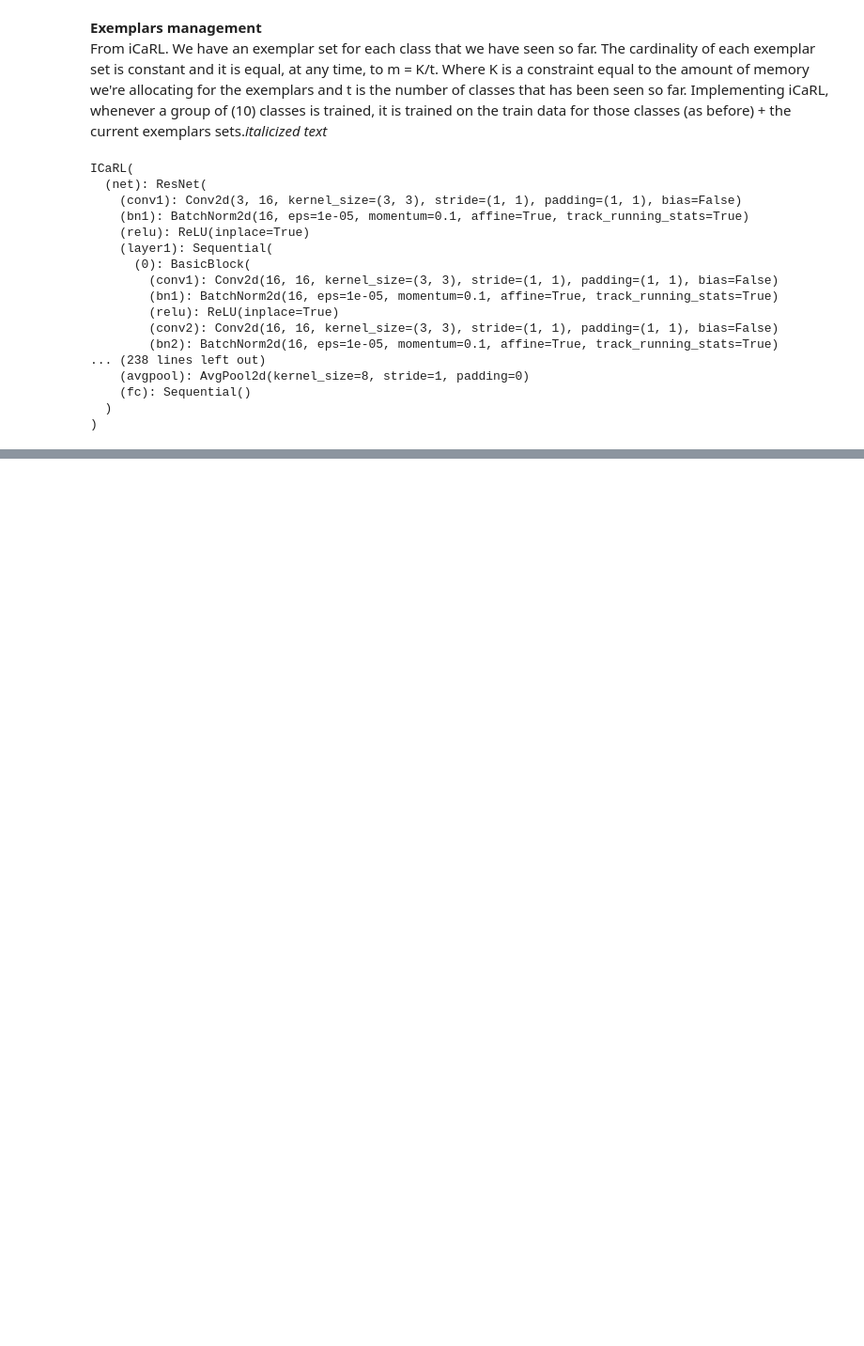
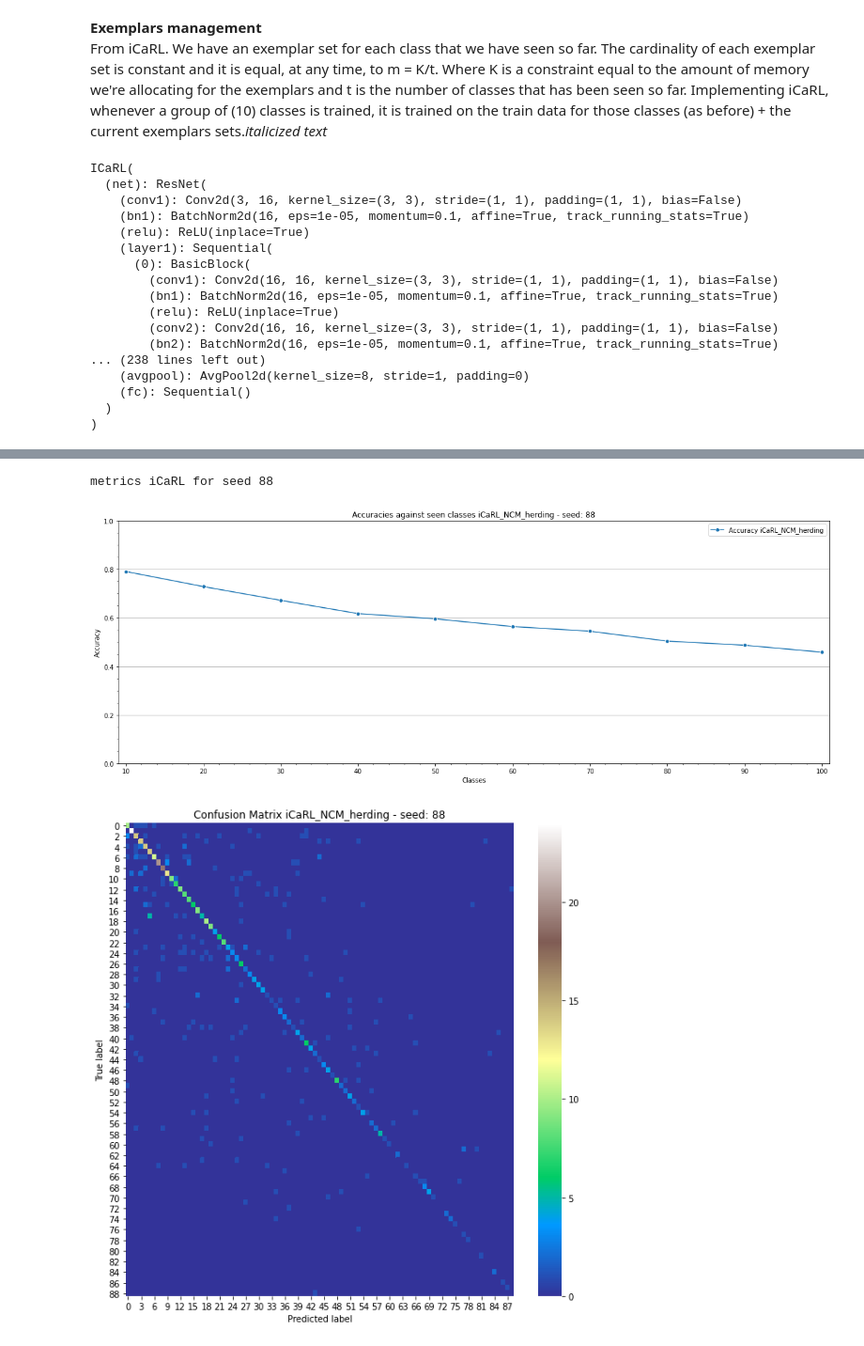
Before and after one commit to danielegenta/Progetto-MLDL, a Jupyter notebook: all_main/main_icarl.ipynb, the cells around one changed output, grey strips where cells are left out. Shown at 94% size. Cells and saved outputs as stored; diff of their text form; code cells hidden in the pictures; blank space fills up the shorter version.

```diff
--- a/all_main/main_icarl.ipynb
+++ b/all_main/main_icarl.ipynb
@@ -330,25 +329,29 @@ NameError: ignored
 # %%
 if herding:
   method = 'iCaRL_{}_herding'.format(classifier)
-else
+else:
   method = 'iCaRL_{}_random'.format(classifier)
 
 
 print("metrics iCaRL for seed {}".format(RANDOM_SEED))
 
 # accuracy
 data_plot_line=[]
 
 classes_per_group = 10
 for group_classes in range(0,10):
     data_plot_line.append(((group_classes + 1)*classes_per_group, accuracies[group_classes]))
 
 # plot accuracy trend
 utils.plotAccuracyTrend(method, data_plot_line, RANDOM_SEED)
 
 # confusion matrix
 confusionMatrixData = confusion_matrix(all_labels_cm, all_preds_cm)
 utils.plotConfusionMatrix(method, confusionMatrixData, RANDOM_SEED)
 
 # write to JSON file
 utils.writeMetrics(method, RANDOM_SEED, accuracies, confusionMatrixData)
+# %% [output]
+metrics iCaRL for seed 88
+[figure, added]
+[figure, added]
```
Also changed, not shown: parts of 4 cells of this notebook.
